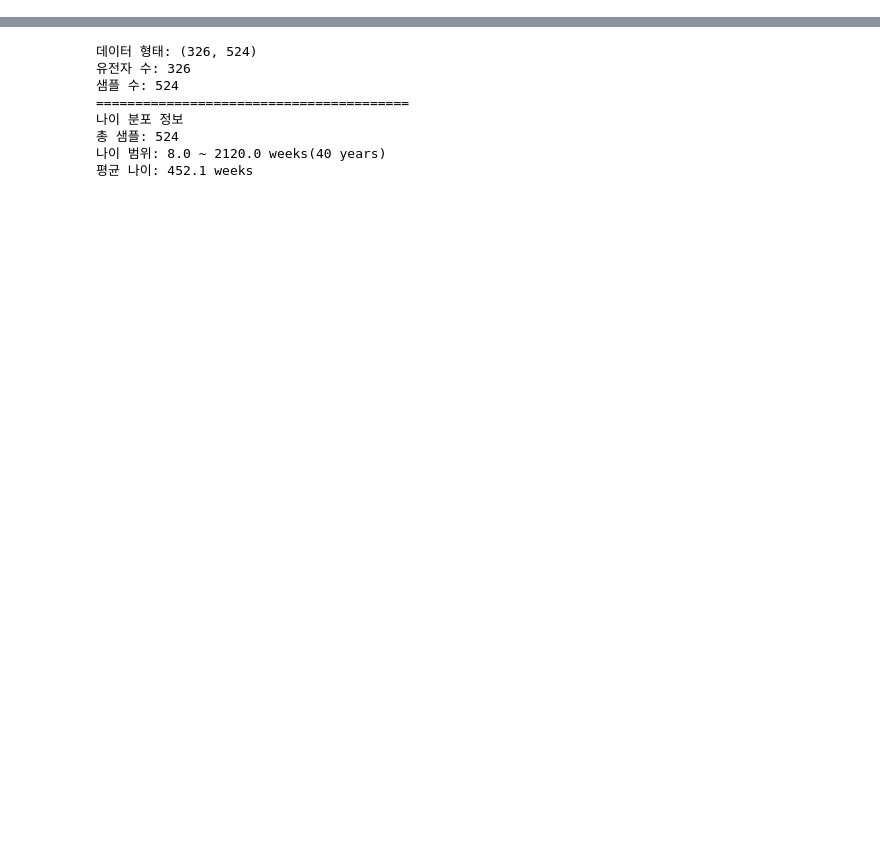
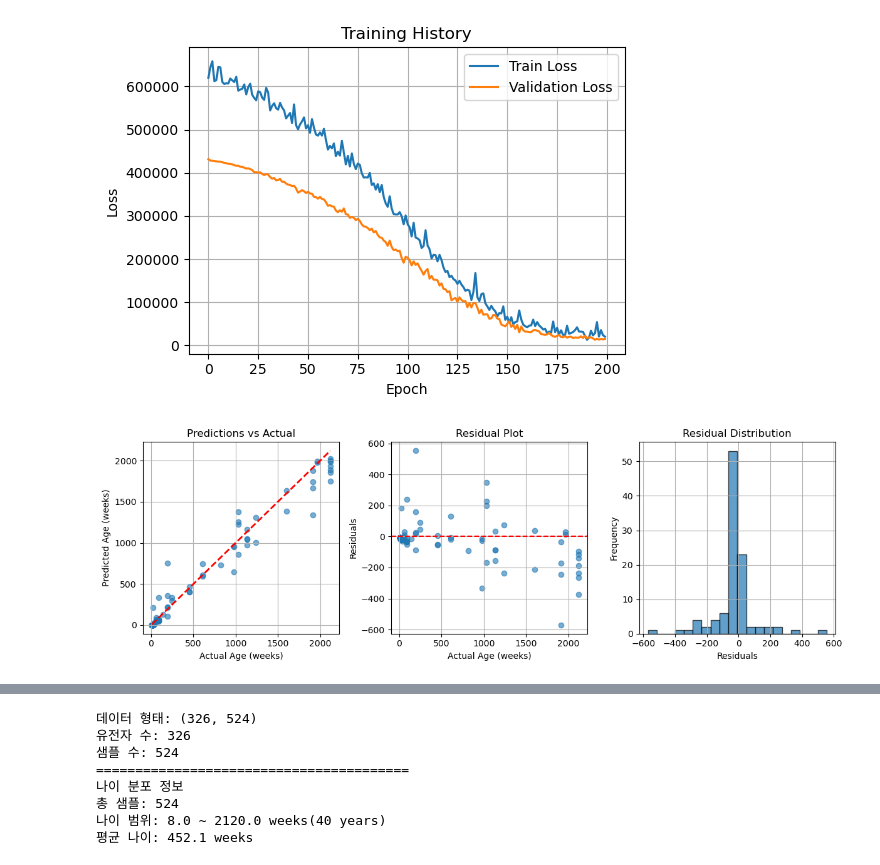
Before and after one commit to hssung-0011/Brain_DeepL, a Jupyter notebook: Data_preprocessing.ipynb, the cells around one changed output, grey strips where cells are left out. Drawn from its saved outputs; the diff is of its cells as text; code cells hidden in the pictures; blank space fills up the shorter version.

```diff
--- a/Data_preprocessing.ipynb
+++ b/Data_preprocessing.ipynb
@@ -100,10 +108,11 @@ class BrainSpanData:
         return gene_normalized
 
 
-    def create_data_loader(self, features:np.ndarray, targets:np.ndarray) -> DataLoader:
+    def create_data_loader(self, features:np.ndarray, targets:np.ndarray,
+                           batch_size:int=32, shuffle:bool=True) -> DataLoader:
         """PyTorch DataLoader 생성"""
         dataset = BrainSpanDataset(features, targets)
-        return DataLoader(dataset)
+        return DataLoader(dataset, batch_size=batch_size, shuffle=shuffle)
 
 class BrainSpanDataset(Dataset):
     """PyTorch Dataset for BrainSpan data"""
@@ -119,0 +332,63 @@ class BrainSpanDataset(Dataset):
+# %%
+
+# 파라미터 설정정
+BATCH_SIZE = 32
+EPOCHS = 200
+LEARNING_RATE = 0.001
+TEST_SIZE = 0.2
+RANDOM_STATE = 42
+
+# 1. 데이터 로딩 및 전처리
+print("데이터 로딩")
+processor = BrainSpanData()
+processor.load_data('Data/Expression.csv', 'Data/Rows.csv', 'Data/Columns.csv')
+
+print("="*30)
+print("데이터 전처리")
+features, targets = processor.preprocess_for_deep_learning()
+
+print("="*30)
+print(f"데이터 정보:")
+print(f"   feature 수: {features.shape[1]}")
+print(f"   sample 수: {features.shape[0]}")
+print(f"   나이 범위: {targets.min():.1f} ~ {targets.max():.1f} weeks ({(targets.max()-40)/52})")
+
+# 2. 데이터 분할
+X_train, X_test, y_train, y_test = train_test_split(
+    features, targets, test_size=TEST_SIZE, random_state=RANDOM_STATE, stratify=None
+)
+
+# train 후 검증증 세트 분할
+X_train, X_val, y_train, y_val = train_test_split(
+    X_train, y_train, test_size=0.2, random_state=RANDOM_STATE
+)
+
+# 3. DataLoader 생성
+train_loader = processor.create_data_loader(X_train, y_train, BATCH_SIZE, shuffle=True)
+val_loader = processor.create_data_loader(X_val, y_val, BATCH_SIZE, shuffle=False)
+test_loader = processor.create_data_loader(X_test, y_test, BATCH_SIZE, shuffle=False)
+
+# 4. 모델 생성
+input_dim = features.shape[1]
+model = AgePredictionNet(input_dim)
+
+# 5. 모델 훈련
+print("="*30)
+print("모델 훈련 시작")
+trainer = AgePredictionTrainer(model)
+trainer.train(train_loader, val_loader, epochs=EPOCHS, learning_rate=LEARNING_RATE)
+
+# 6. 모델 평가
+print("="*30)
+print("모델 평가")
+
+# 최고 모델 로드
+model.load_state_dict(torch.load('best_model.pth'))
+trainer.model = model
+
+results = trainer.evaluate(test_loader)
+
+# 7. 결과 시각화
+trainer.plot_training_history()
+plot_predictions(results)
+# %% [output]
@@ -119,0 +412,2 @@ class BrainSpanDataset(Dataset):
+[figure, added]
+[figure, added]
```
Also changed, not shown: parts of 30 cells of this notebook, 8 other files.
